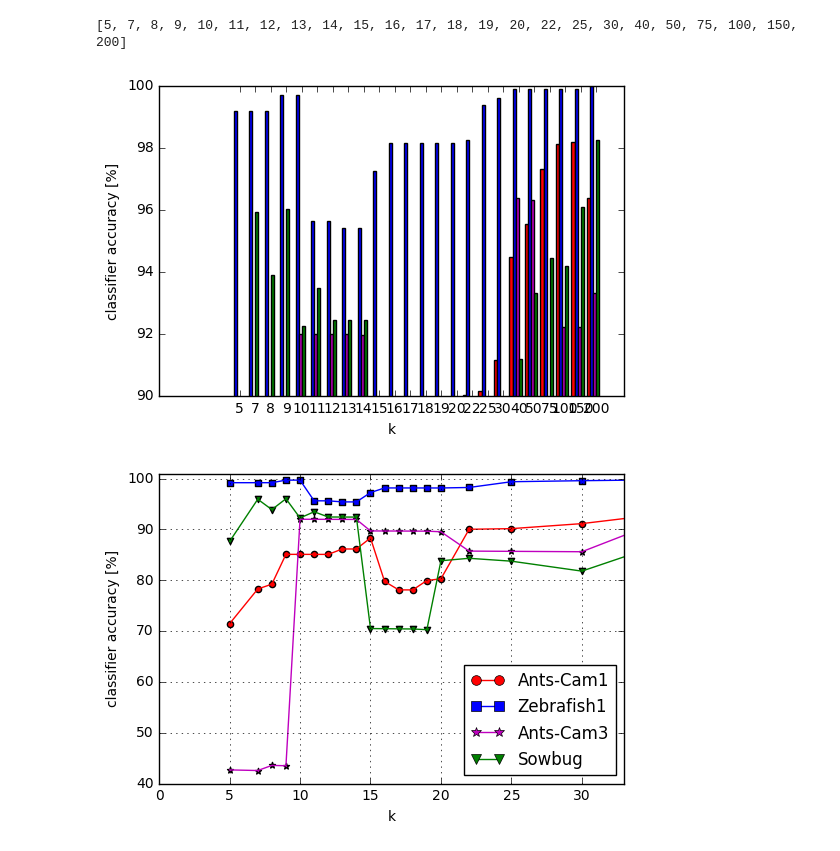
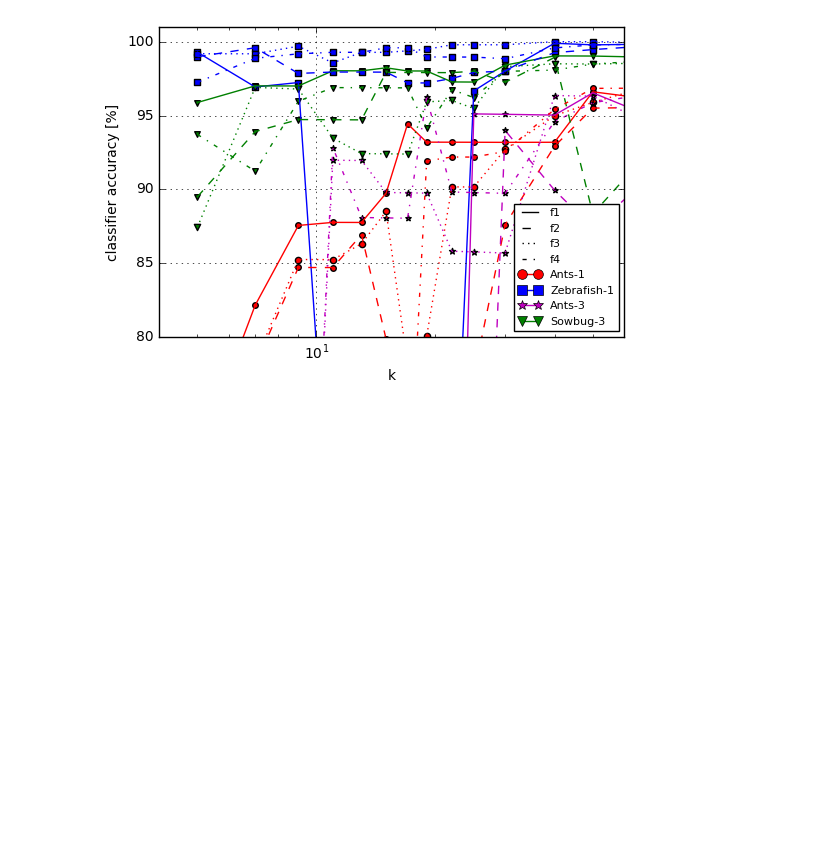
Before and after one commit to Flipajs/FERDA, a Jupyter notebook: thesis/clustering_N.ipynb, the cells around one changed output. Saved outputs shown, nothing was run; the diff lists cells and outputs as text; code cells hidden in the pictures; blank space fills up the shorter version.

```diff
--- a/thesis/clustering_N.ipynb
+++ b/thesis/clustering_N.ipynb
@@ -17,23 +17,24 @@ import numpy as np
 import matplotlib.patches as mpatches
 import matplotlib.lines as mlines
 # %%
-line_styles = ['', '-', '--', ':']
-for var in range(1, 4):
-    with open(DEV_WD+'/thesis/results/clustering_k_f'+str(ver)+'.pkl') as f:
+line_styles = ['', '-', '--', ':', '-.']
+features = ['', 'f1', 'f2', 'f3', 'f4']
+patches = []
+plt.close()
+plt.figure()
+ax = plt.subplot(111)
+for var in [1, 2, 3, 4]:
+    with open(DEV_WD+'/thesis/results/clustering_k_f'+str(var)+'.pkl') as f:
         results, fch = pickle.load(f)
 
     Ns = results['Ns']
-    print Ns
 
-    plt.figure()
-    ax = plt.subplot(111)
+    patches.append(mlines.Line2D([], [], color='k',
+                              markersize=7, label=features[var], linestyle=line_styles[var]))
+
     c_pers = {}
-    colors = ['r', 'g', 'b', 'm']
     x = np.array(range(len(Ns)))
-    pos = [-0.3, -0.1, 0.1, 0.3]
 
-    width = 0.2
-    patches = []
     min_ = 100
     for i, pname in enumerate(project_paths.keys()):
         cs, ms = results[pname]
@@ -42,33 +43,36 @@ for var in range(1, 4):
         min_ = min(min_, min(c_percentages))
         c_pers[pname] = c_percentages
 
-        plt.bar(x+pos[i], c_percentages, width=width, color=project_colors[pname], align='center')
-        # patches.append(mpatches.Patch(color=project_colors[pname], label=pname))
-        # patches.append(mlines.Line2D([], [], color=project_colors[pname], marker=project_marks[pname],
-        #                       markersize=7, label=project_real_names[pname]))
+        if var == 4:
+            patches.append(mlines.Line2D([], [], color=project_colors[pname], marker=project_marks[pname],
+                              markersize=7, label=project_real_names[pname]))
 
-    ax.set_xticks(x + width)
-    ax.set_xticklabels(Ns)
+    plt.hold(True)
+    for pname in project_paths.keys():
+        ms = 16
+        if var == 3:
+            ms = 20
 
-    ax.set_ylim([min_-5, 100])
-    plt.legend(handles=patches, loc=4)
-    plt.ylabel('classifier accuracy [%]')
-    plt.xlabel('k')
-    # plt.show()
 
-    # plt.savefig(OUT_IMGS_WD+'/region_classifier_k_dependency.png', bbox_inches='tight', dpi=256)
-    #
-    # ax.set_ylim([90, 100])
-    # ax.legend_.remove()
-    # plt.savefig(OUT_IMGS_WD+'/region_classifier_k_dependency_zoom.png', bbox_inches='tight', dpi=256)
-
-    plt.figure(1)
-    ax = plt.subplot(111)
-    for pname in project_paths.keys():
-        plt.plot(Ns, c_pers[pname], color=project_colors[pname])
-        plt.scatter(Ns, c_pers[pname], c=project_colors[pname], marker=project_marks[pname])
-        plt.hold(True)
+        plt.plot(Ns, c_pers[pname], lw=1.0, color=project_colors[pname], linestyle=line_styles[var])
+        plt.scatter(Ns, c_pers[pname], c=project_colors[pname], marker=project_marks[pname],
+                    s=ms
+                    )
-# %% [output]
-[5, 7, 8, 9, 10, 11, 12, 13, 14, 15, 16, 17, 18, 19, 20, 22, 25, 30, 40, 50, 75, 100, 150, 200]
-[figure, removed]
-[figure, removed]
+# %%
+ax.set_ylim([30, 101])
+ax.set_xlim([4.5, 213])
+ax.set_xscale("log", nonposx='clip')
+plt.legend(handles=patches, loc=4, fontsize=8)
+plt.ylabel('classifier accuracy [%]')
+plt.xlabel('k')
+plt.grid(True)
+
+plt.savefig(OUT_IMGS_WD+'/region_classifier_k_dependence_plot_log.png', bbox_inches='tight', dpi=256)
+
+ax.set_ylim([80, 101])
+ax.set_xlim([4, 60])
+
+plt.savefig(OUT_IMGS_WD+'/region_classifier_k_dependence_plot_zoom_log.png', bbox_inches='tight', dpi=512)
+plt.show()
+# %% [output]
+[figure, added]
```
Also changed, not shown: parts of 1 cell of this notebook, 9 other files.
